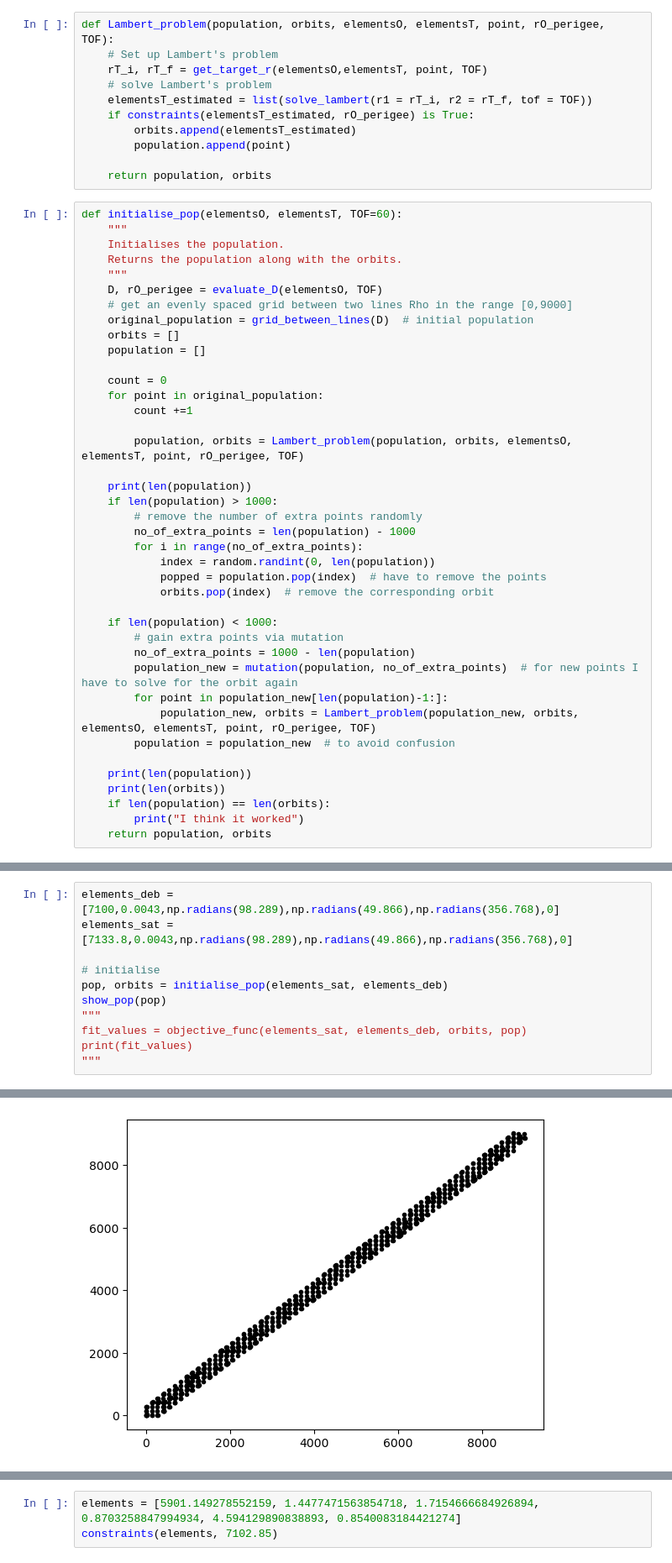
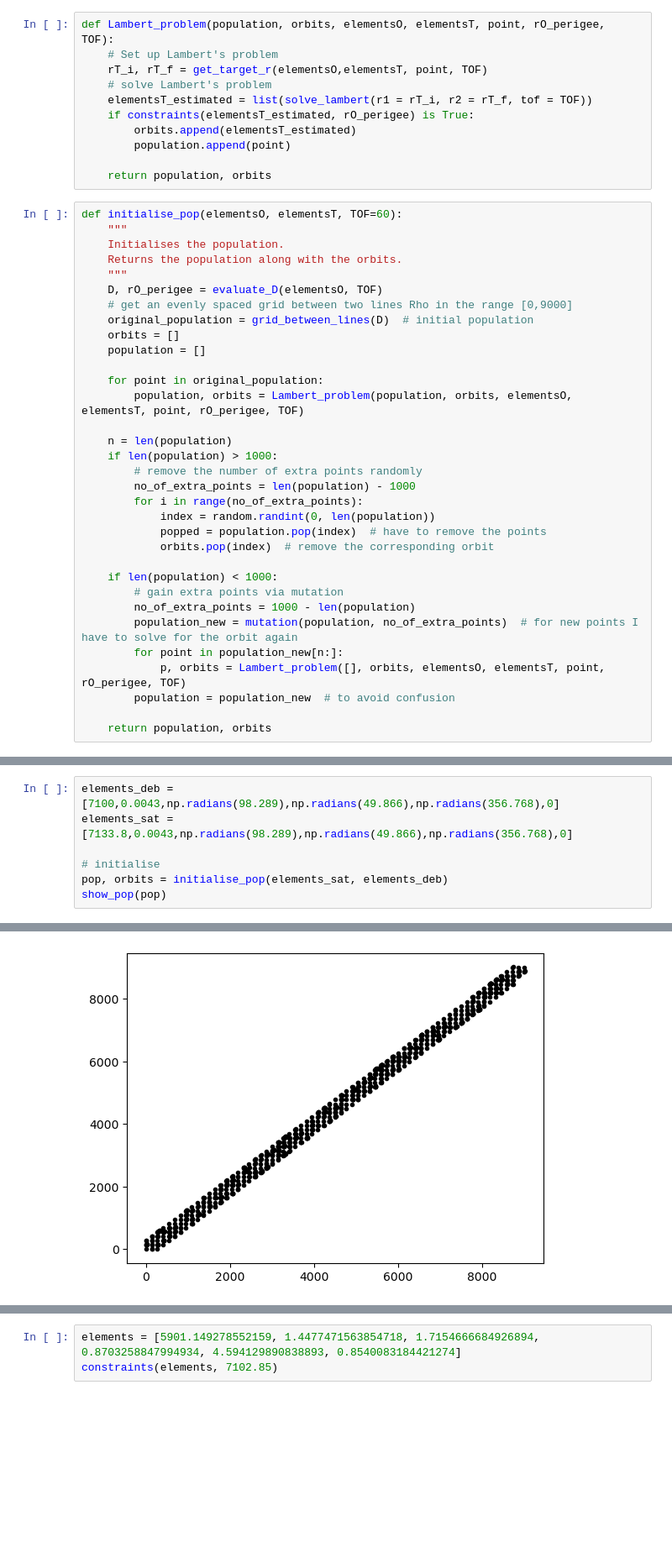
Before and after one commit to kuubikus/Individual-Project, a Jupyter notebook: IP_lambert1.ipynb, the cells around one changed output, grey strips where cells are left out. Shown at 84% size. Cells and saved outputs as stored; diff of their text form; blank space fills up the shorter version.

```diff
--- a/IP_lambert1.ipynb
+++ b/IP_lambert1.ipynb
@@ -281,13 +281,10 @@ def initialise_pop(elementsO, elementsT, TOF=60):
     orbits = []
     population = []
 
-    count = 0
     for point in original_population:
-        count +=1
-
         population, orbits = Lambert_problem(population, orbits, elementsO, elementsT, point, rO_perigee, TOF)
 
-    print(len(population))
+    n = len(population)
     if len(population) > 1000:
         # remove the number of extra points randomly
         no_of_extra_points = len(population) - 1000
@@ -300,12 +297,8 @@ def initialise_pop(elementsO, elementsT, TOF=60):
         # gain extra points via mutation
         no_of_extra_points = 1000 - len(population)
         population_new = mutation(population, no_of_extra_points)  # for new points I have to solve for the orbit again
-        for point in population_new[len(population)-1:]:
-            population_new, orbits = Lambert_problem(population_new, orbits, elementsO, elementsT, point, rO_perigee, TOF)
+        for point in population_new[n:]:
+            p, orbits = Lambert_problem([], orbits, elementsO, elementsT, point, rO_perigee, TOF)
         population = population_new  # to avoid confusion
 
-    print(len(population))
-    print(len(orbits))
-    if len(population) == len(orbits):
-        print("I think it worked")
     return population, orbits
@@ -316,8 +320,4 @@ elements_sat = [7133.8,0.0043,np.radians(98.289),np.radians(49.866),np.radians(3
 # initialise
 pop, orbits = initialise_pop(elements_sat, elements_deb)
 show_pop(pop)
-"""
-fit_values = objective_func(elements_sat, elements_deb, orbits, pop)
-print(fit_values)
-"""
 # %% [output]
@@ -327 +325 @@ print(fit_values)
-[figure, old version]
+[figure, new version]
```
Also changed, not shown: parts of 7 cells of this notebook.
